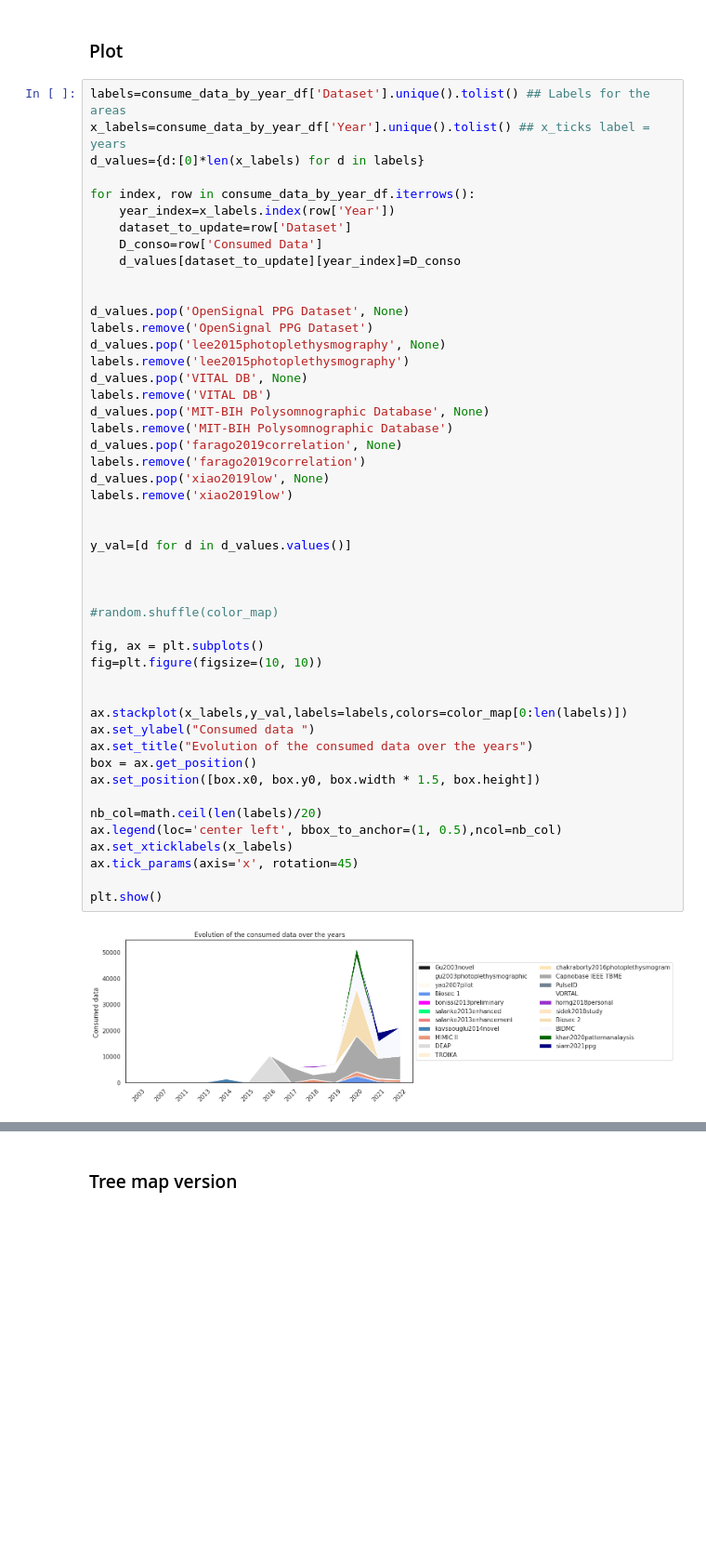
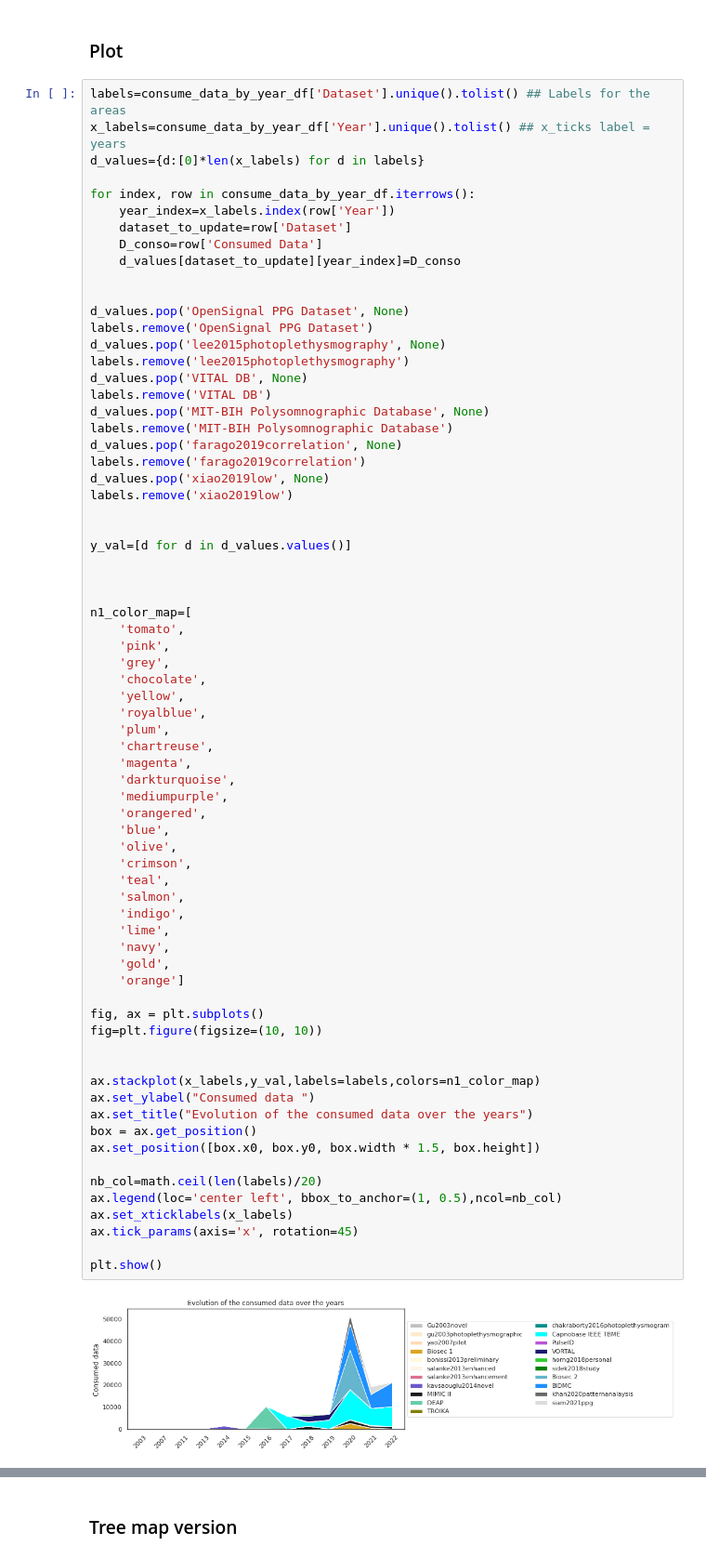
Before and after one commit to bvignau/PPG_SLR_dataset, a Jupyter notebook: dataset_stats.ipynb, the cells around one changed output, grey strips where cells are left out. Shown at 93% size. Drawn from its saved outputs; the diff is of its cells as text; blank space fills up the shorter version.

Commit message:
add pop color synchro

```diff
--- a/dataset_stats.ipynb
+++ b/dataset_stats.ipynb
@@ -626,33 +625,55 @@ d_values.pop('VITAL DB', None)
 labels.remove('VITAL DB')
 d_values.pop('MIT-BIH Polysomnographic Database', None)
 labels.remove('MIT-BIH Polysomnographic Database')
 d_values.pop('farago2019correlation', None)
 labels.remove('farago2019correlation')
 d_values.pop('xiao2019low', None)
 labels.remove('xiao2019low')
 
 
 y_val=[d for d in d_values.values()]
 
 
 
-#random.shuffle(color_map)
+n1_color_map=[
+    'tomato',
+    'pink',
+    'grey',
+    'chocolate',
+    'yellow',
+    'royalblue',
+    'plum',
+    'chartreuse',
+    'magenta',
+    'darkturquoise',
+    'mediumpurple',
+    'orangered',
+    'blue',
+    'olive',
+    'crimson',
+    'teal',
+    'salmon',
+    'indigo',
+    'lime',
+    'navy',
+    'gold',
+    'orange']
 
 fig, ax = plt.subplots()
 fig=plt.figure(figsize=(10, 10))
 
 
-ax.stackplot(x_labels,y_val,labels=labels,colors=color_map[0:len(labels)])
+ax.stackplot(x_labels,y_val,labels=labels,colors=n1_color_map)
 ax.set_ylabel("Consumed data ")
 ax.set_title("Evolution of the consumed data over the years")
 box = ax.get_position()
 ax.set_position([box.x0, box.y0, box.width * 1.5, box.height])
 
 nb_col=math.ceil(len(labels)/20)
 ax.legend(loc='center left', bbox_to_anchor=(1, 0.5),ncol=nb_col)
 ax.set_xticklabels(x_labels)
 ax.tick_params(axis='x', rotation=45)
 
 plt.show()
 # %% [output]
-[figure, old version]
+[figure, new version]
```
Also changed, not shown: parts of 17 cells of this notebook, 30 other files.
